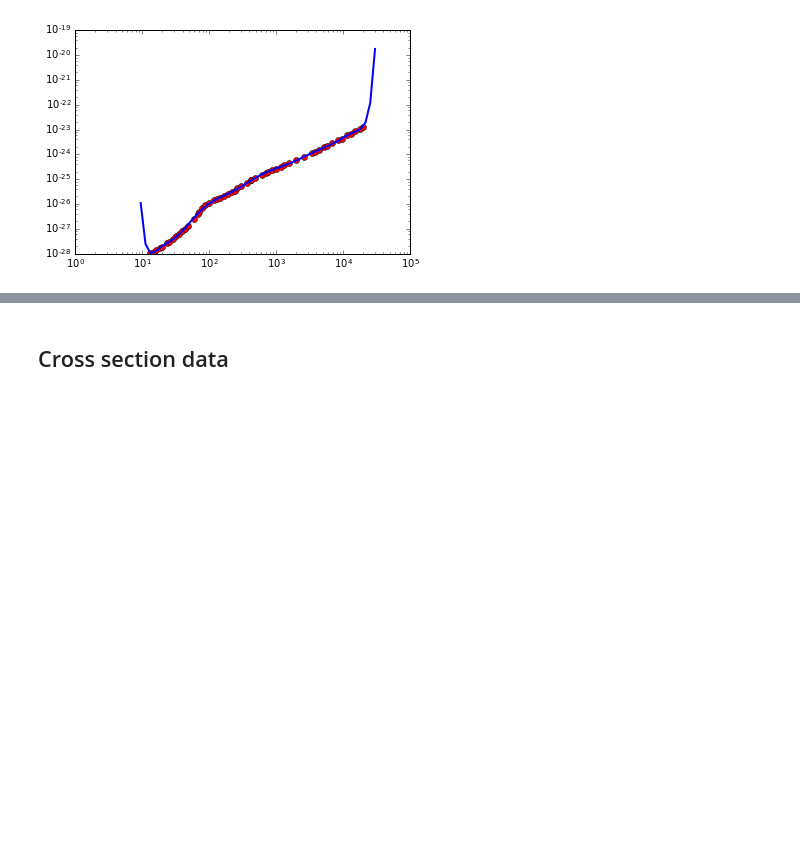
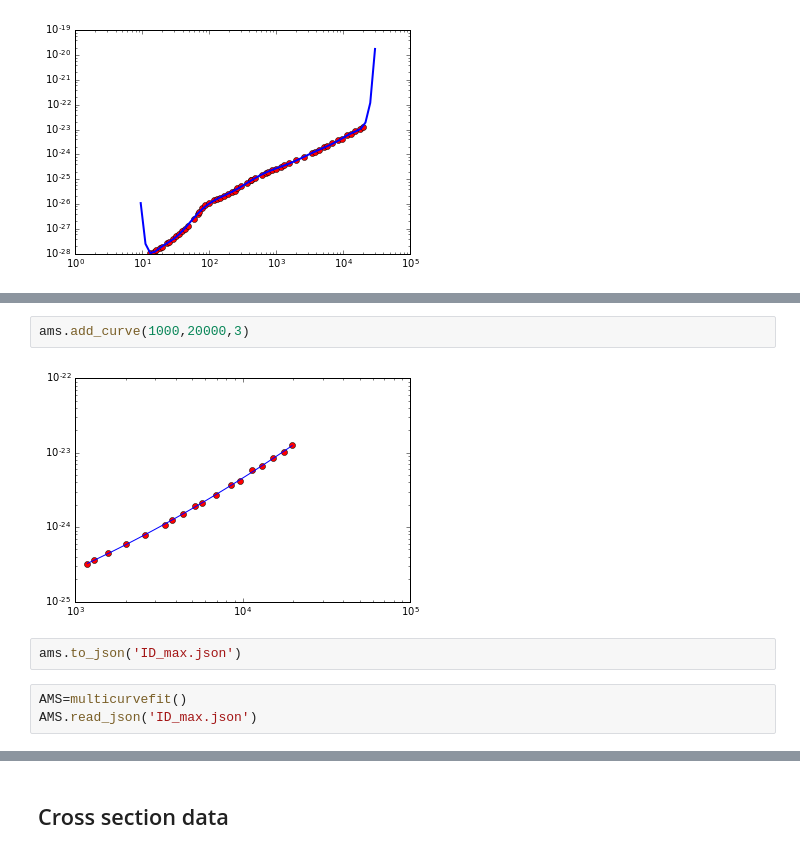
Before and after one commit to restrepo/straightfits, a Jupyter notebook: examples/example_multicurves.ipynb, the cells around one changed output, grey strips where cells are left out. Drawn from its saved outputs; the diff is of its cells as text; blank space fills up the shorter version.

```diff
--- a/examples/example_multicurves.ipynb
+++ b/examples/example_multicurves.ipynb
@@ -86,0 +101,9 @@ plt.loglog(xx,ID_MAX(xx),'b-',lw=2)
+# %%
+ams.add_curve(1000,20000,3)
+# %% [output]
+[figure, added]
+# %%
+ams.to_json('ID_max.json')
+# %%
+AMS=multicurvefit()
+AMS.read_json('ID_max.json')
```
Also changed, not shown: parts of 5 cells of this notebook, 2 other files.
